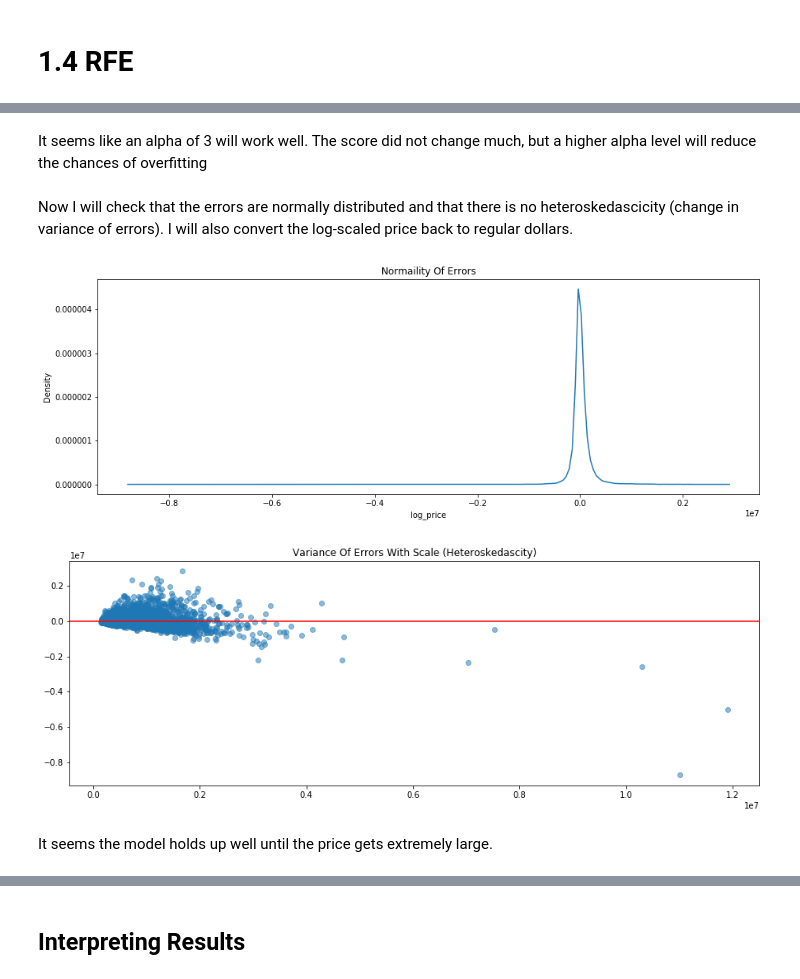
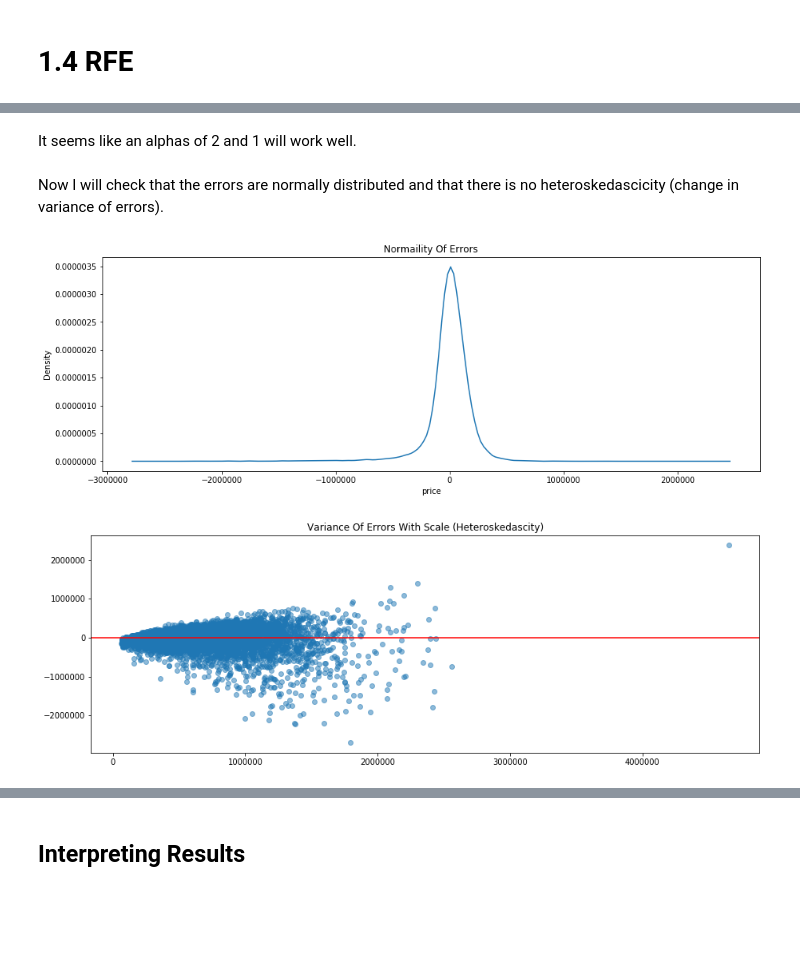
Before and after one commit to georgewillben/King_County_House_Prices, a Jupyter notebook: Modeling.ipynb, the cells around one changed output, grey strips where cells are left out. Cells and saved outputs as stored; diff of their text form; code cells hidden in the pictures; blank space fills up the shorter version.

```diff
--- a/Modeling.ipynb
+++ b/Modeling.ipynb
@@ -89,0 +115,3 @@ X = X[:, [3, 8]]
+# %%
+log_X = X[best_feats_log]
+norm_X = X[best_feats_norm]
@@ -112,30 +148,36 @@ print(gs.best_score_)
-# %% [markdown]
-It seems like an alpha of 3 will work well. The score did not change much, but a higher alpha level will reduce the chances of overfitting
+# %% [markdown]
+It seems like an alphas of 2 and 1 will work well.
 # %% [markdown]
-Now I will check that the errors are normally distributed and that there is no heteroskedascicity (change in variance of errors). I will also convert the log-scaled price back to regular dollars.
+Now I will check that the errors are normally distributed and that there is no heteroskedascicity (change in variance of errors).
 # %%
-ridge = gs.best_estimator_
+# create 2 models for different hyperparameters
+# one for using the log price and one for the regular price
+norm_ridge = Ridge(alpha=2)
+log_ridge = Ridge(alpha=1)
 
-# take exp to convert back to dollars
-y = np.exp(y)
-y_hat = np.exp(ridge.predict(X))
+# fit and predict with models to find errors
+norm_yhat = cross_val_predict(norm_ridge, norm_X, y)
+norm_errors = norm_yhat - y
 
-errors = y - y_hat
+log_yhat = cross_val_predict(log_ridge, log_X, y_log)
+log_errors = log_yhat - y_log
 
-# plot for normality
-plt.figure(figsize=(15, 5))
-sns.kdeplot(errors)
-plt.title("Normaility Of Errors")
-plt.show()
+def error_plots(errors, yhat):
+    # plot for normality
+    plt.figure(figsize=(15, 5))
+    sns.kdeplot(errors)
+    plt.title("Normaility Of Errors")
+    plt.show()
 
-# plot for heteroskedascity
-plt.figure(figsize=(15, 5))
-plt.scatter(y_hat, errors, alpha=0.5)
-plt.axhline(errors.mean(), color="red")
-plt.title("Variance Of Errors With Scale (Heteroskedascity)")
-plt.show()
+    # plot for heteroskedascity
+    plt.figure(figsize=(15, 5))
+    plt.scatter(yhat, errors, alpha=0.5)
+    plt.axhline(errors.mean(), color="red")
+    plt.title("Variance Of Errors With Scale (Heteroskedascity)")
+    plt.show()
-# %% [output]
-[figure, removed]
-[figure, removed]
-# %% [markdown]
-It seems the model holds up well until the price gets extremely large.
+# %%
+# plot results for regular model
+error_plots(norm_errors, norm_yhat)
+# %% [output]
+[figure, added]
+[figure, added]
```
Also changed, not shown: parts of 35 cells of this notebook, 1 other file.
